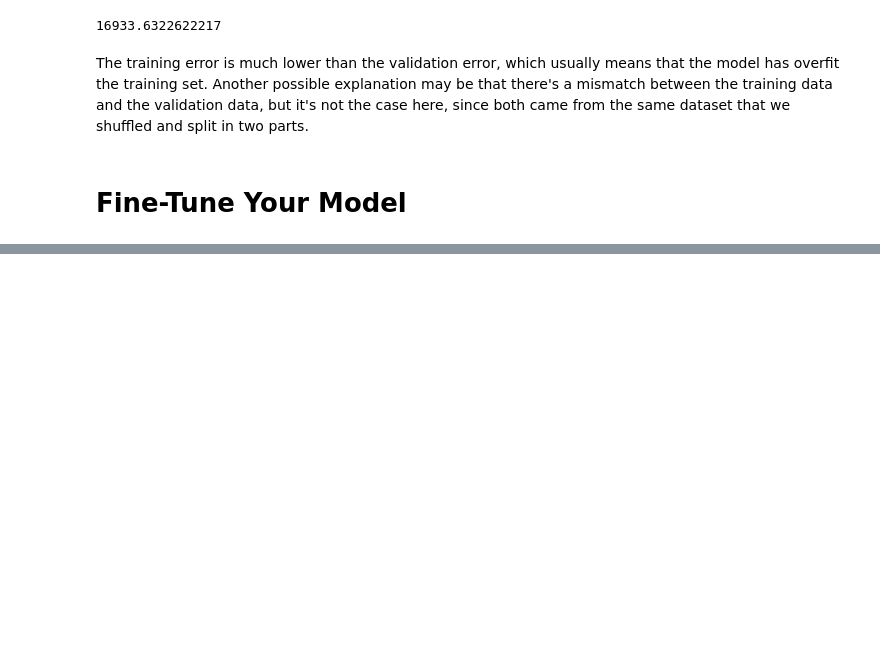
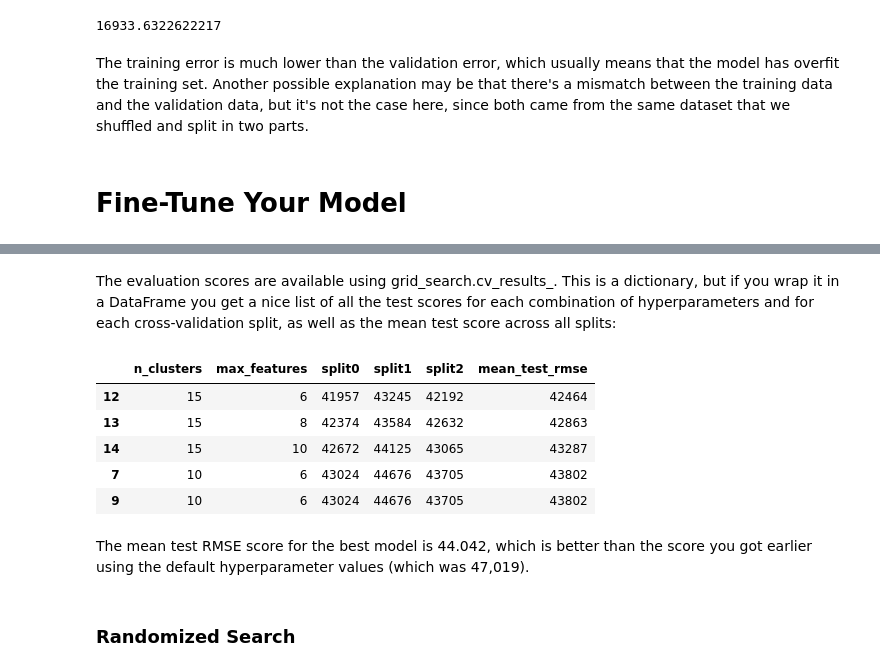
Before and after one commit to SocioPJ/HandsOn-ML, a Jupyter notebook: Chapter2_End-to-End_Machine_Learning_Project/California_House_Prices_Prediction/main.ipynb, the cells around one changed output, grey strips where cells are left out. Saved outputs shown, nothing was run; the diff lists cells and outputs as text; code cells hidden in the pictures; blank space fills up the shorter version.

```diff
--- a/Chapter2_End-to-End_Machine_Learning_Project/California_House_Prices_Prediction/main.ipynb
+++ b/Chapter2_End-to-End_Machine_Learning_Project/California_House_Prices_Prediction/main.ipynb
@@ -1509,0 +1518,16 @@ The training error is much lower than the validation error, which usually means
+# %%
+from sklearn.model_selection import GridSearchCV
+
+full_pipeline = Pipeline([
+    ("preprocessing", preprocessing),
+    ("random_forest", RandomForestRegressor(random_state=42)),
+])
+param_grid = [
+    {'preprocessing__geo__n_clusters': [5, 8, 10],
+     'random_forest__max_features': [4, 6, 8]},
+    {'preprocessing__geo__n_clusters': [10, 15],
+     'random_forest__max_features': [6, 8, 10]},
+]
+grid_search = GridSearchCV(full_pipeline, param_grid, cv=3,
+                           scoring='neg_root_mean_squared_error',refit=True)
+grid_search.fit(housing, housing_labels)
@@ -1509,0 +1584,26 @@ The training error is much lower than the validation error, which usually means
+# %% [markdown]
+The evaluation scores are available using grid_search.cv_results_. This is a dictionary, but if you wrap it in a DataFrame you get a nice list of all the test scores for each combination of hyperparameters and for each cross-validation split, as well as the mean test score across all splits:
+# %%
+cv_res = pd.DataFrame(grid_search.cv_results_)
+cv_res.sort_values(by="mean_test_score", ascending=False, inplace=True)
+
+# extra code – these few lines of code just make the DataFrame look nicer
+cv_res = cv_res[["param_preprocessing__geo__n_clusters",
+                 "param_random_forest__max_features", "split0_test_score",
+                 "split1_test_score", "split2_test_score", "mean_test_score"]]
+score_cols = ["split0", "split1", "split2", "mean_test_rmse"]
+cv_res.columns = ["n_clusters", "max_features"] + score_cols
+cv_res[score_cols] = -cv_res[score_cols].round().astype(np.int64)
+
+cv_res.head()
+# %% [output]
+|  | n_clusters | max_features | split0 | split1 | split2 | mean_test_rmse |
+| 12 | 15 | 6 | 41957 | 43245 | 42192 | 42464 |
+| 13 | 15 | 8 | 42374 | 43584 | 42632 | 42863 |
+| 14 | 15 | 10 | 42672 | 44125 | 43065 | 43287 |
+| 7 | 10 | 6 | 43024 | 44676 | 43705 | 43802 |
+| 9 | 10 | 6 | 43024 | 44676 | 43705 | 43802 |
+# %% [markdown]
+The mean test RMSE score for the best model is 44.042, which is better than the score you got earlier using the default hyperparameter values (which was 47,019).
+# %% [markdown]
+### Randomized Search
```
Also changed, not shown: parts of 40 cells of this notebook.
